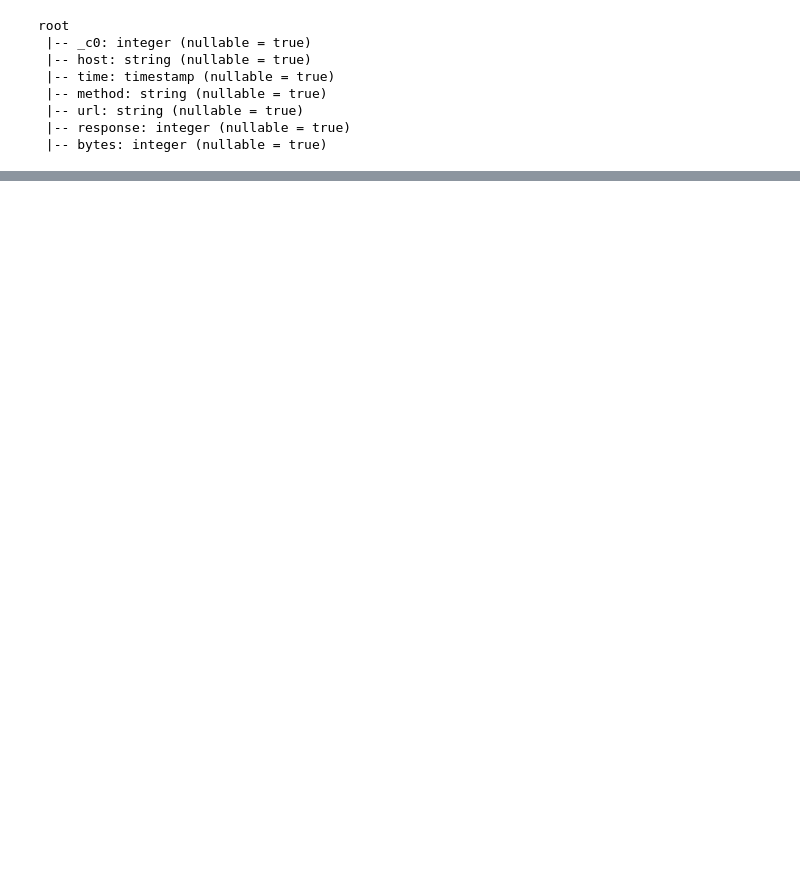
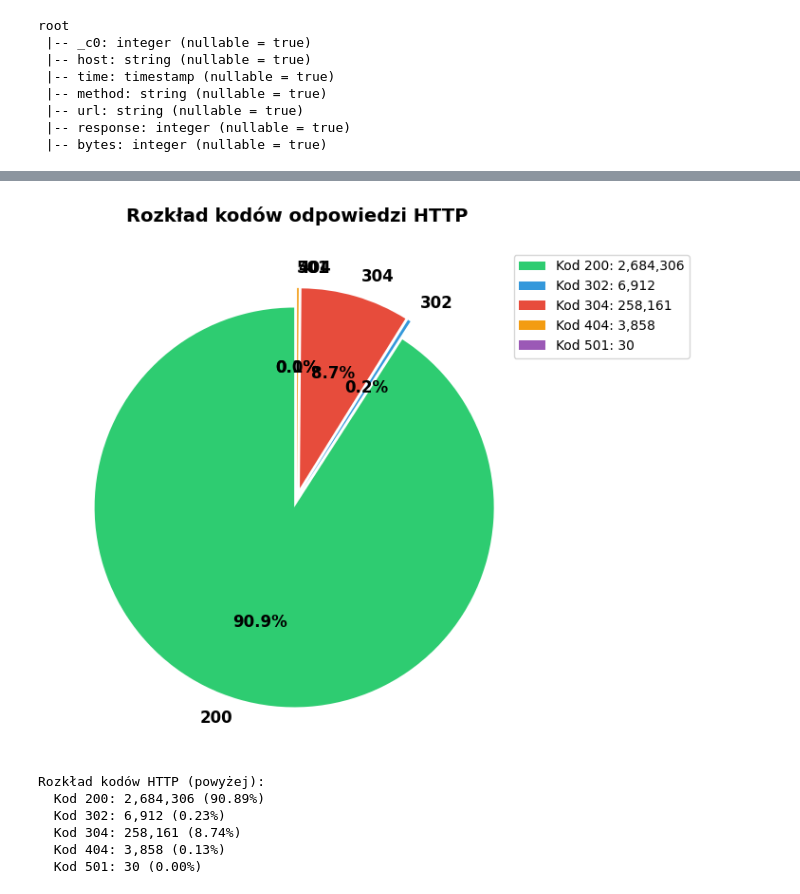
Before and after one commit to GTR1701/sem4, a Jupyter notebook: Metody i Narzedzia Big Data/1/BigDataProjekt1.ipynb, the cells around one changed output, grey strips where cells are left out. Drawn from its saved outputs; the diff is of its cells as text; code cells hidden in the pictures; blank space fills up the shorter version.

Commit message:
Big Data projekt 1 kontynuacja

```diff
--- a/Metody i Narzedzia Big Data/1/BigDataProjekt1.ipynb
+++ b/Metody i Narzedzia Big Data/1/BigDataProjekt1.ipynb
@@ -65,0 +301,38 @@ root
+# %%
+
+# Wizualizacja (b) - Pie chart dla kodów HTTP
+import matplotlib.pyplot as plt
+
+# Przygotowanie danych dla pie chart
+http_codes_data = dataFrame.groupBy("response").count().orderBy("response").collect()
+codes = [str(row['response']) for row in http_codes_data]
+counts = [row['count'] for row in http_codes_data]
+
+# Tworzenie pie chart
+fig, ax = plt.subplots(figsize=(8, 6))
+colors = ['#2ecc71', '#3498db', '#e74c3c', '#f39c12', '#9b59b6', '#1abc9c', '#e67e22']
+explode = [0.05] * len(codes)  # Dynamicznie dopasuj do liczby kodów
+
+wedges, texts, autotexts = ax.pie(counts, labels=codes, autopct='%1.1f%%',
+                                    colors=colors[:len(codes)], explode=explode, startangle=90,
+                                    textprops={'fontsize': 12, 'weight': 'bold'})
+
+# Dodanie legendy z liczbami
+legend_labels = [f'Kod {codes[i]}: {counts[i]:,}' for i in range(len(codes))]
+ax.legend(legend_labels, loc='upper right', bbox_to_anchor=(1.3, 1))
+
+ax.set_title('Rozkład kodów odpowiedzi HTTP', fontsize=14, weight='bold', pad=20)
+plt.tight_layout()
+plt.show()
+
+print("\nRozkład kodów HTTP (powyżej):")
+for i in range(len(codes)):
+    print(f"  Kod {codes[i]}: {counts[i]:,} ({counts[i]/sum(counts)*100:.2f}%)")
+# %% [output]
+[figure, added]
+Rozkład kodów HTTP (powyżej):
+  Kod 200: 2,684,306 (90.89%)
+  Kod 302: 6,912 (0.23%)
+  Kod 304: 258,161 (8.74%)
+  Kod 404: 3,858 (0.13%)
+  Kod 501: 30 (0.00%)
```
Also changed, not shown: parts of 14 cells of this notebook.
